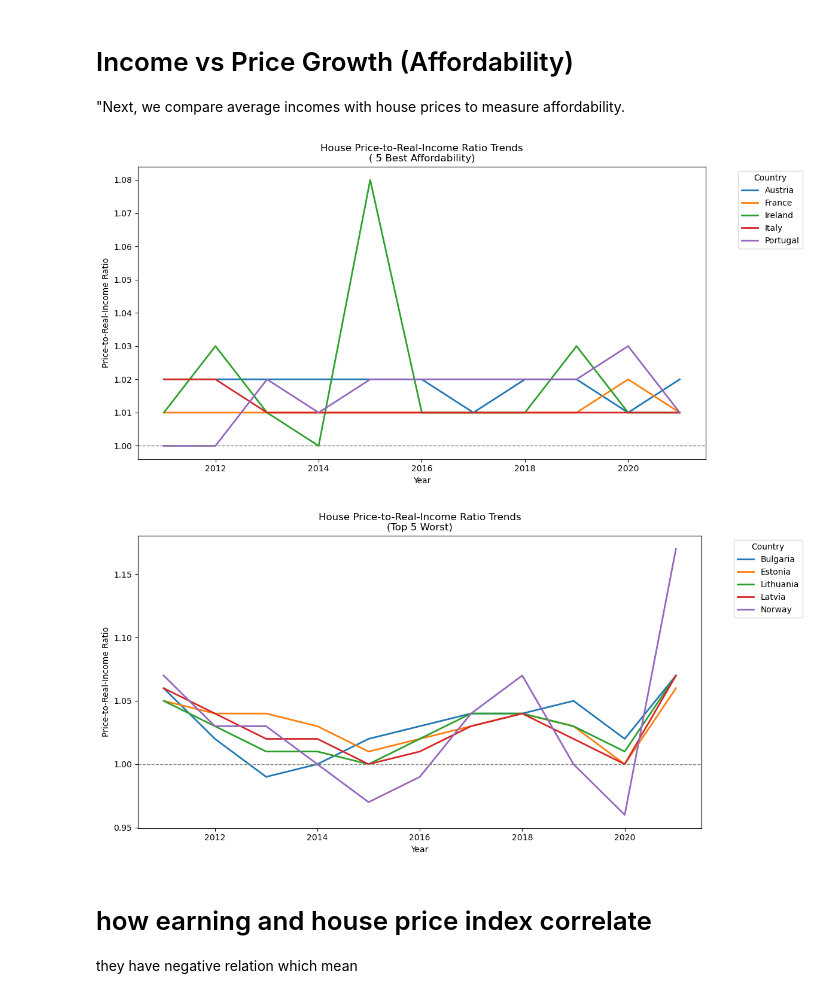
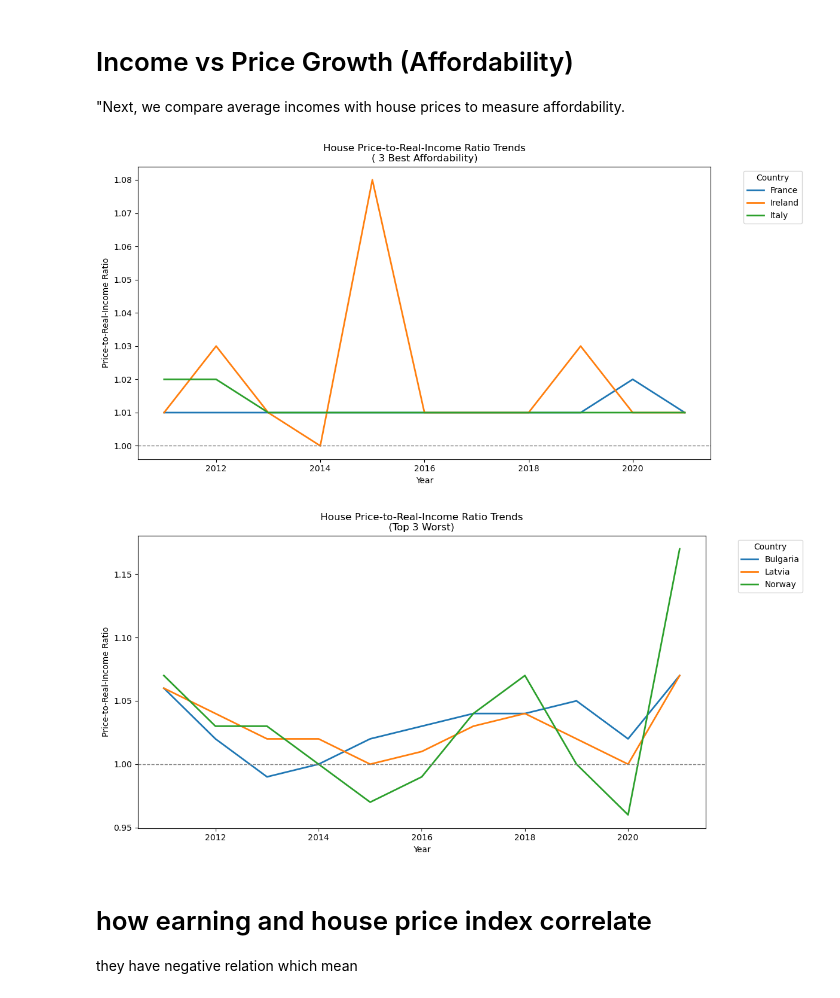
Before and after one commit to tihitnag/inflation-house-price-for-eu-, a Jupyter notebook: house_price.ipynb, the cells around one changed output. Drawn from its saved outputs; the diff is of its cells as text; code cells hidden in the pictures.

```diff
--- a/house_price.ipynb
+++ b/house_price.ipynb
@@ -299,41 +286,41 @@ latest_year = df_long['year'].max()
 df_latest = df_long[df_long['year'] == latest_year]
 
 # Top 5 (worst affordability → highest ratio)
-top_countries = df_latest.groupby('country')['price_to_real_income_ratio'].mean().nlargest(5).index
+top_countries = df_latest.groupby('country')['price_to_real_income_ratio'].mean().nlargest(3).index
 
 # Bottom 5 (best affordability → lowest ratio)
-bottom_countries = df_latest.groupby('country')['price_to_real_income_ratio'].mean().nsmallest(5).index
+bottom_countries = df_latest.groupby('country')['price_to_real_income_ratio'].mean().nsmallest(3).index
 
 df_bottom_countries = df_long[df_long['country'].isin(bottom_countries)]
 df_bottom_countries
 df_top_countries = df_long[df_long['country'].isin(top_countries)]
 df_top_countries
 # Plot
 plt.figure(figsize=(12,6))
 sns.lineplot(data=df_bottom_countries, x='year', y='price_to_real_income_ratio', hue='country', linewidth=2)
 plt.axhline(1.0, color='gray', linestyle='--', linewidth=1)
 
-plt.title("House Price-to-Real-Income Ratio Trends\n( 5 Best Affordability)")
+plt.title("House Price-to-Real-Income Ratio Trends\n( 3 Best Affordability)")
 plt.xlabel("Year")
 plt.ylabel("Price-to-Real-Income Ratio")
 plt.legend(title="Country", bbox_to_anchor=(1.05, 1), loc='upper left')
 plt.tight_layout()
 plt.show()
 #########################################################################################
 plt.figure(figsize=(12,6))
 sns.lineplot(data=df_top_countries, x='year', y='price_to_real_income_ratio', hue='country', linewidth=2)
 # Reference line (balanced affordability)
 plt.axhline(1.0, color='gray', linestyle='--', linewidth=1)
 
-plt.title("House Price-to-Real-Income Ratio Trends\n(Top 5 Worst)")
+plt.title("House Price-to-Real-Income Ratio Trends\n(Top 3 Worst)")
 plt.xlabel("Year")
 plt.ylabel("Price-to-Real-Income Ratio")
 plt.legend(title="Country", bbox_to_anchor=(1.05, 1), loc='upper left')
 plt.tight_layout()
 plt.show()
 # %% [output]
-[figure, old version]
+[figure, new version]
-[figure, old version]
+[figure, new version]
 # %% [markdown]
 # how earning and house price index correlate
 they have negative relation which mean
```
Also changed, not shown: parts of 17 cells of this notebook.
